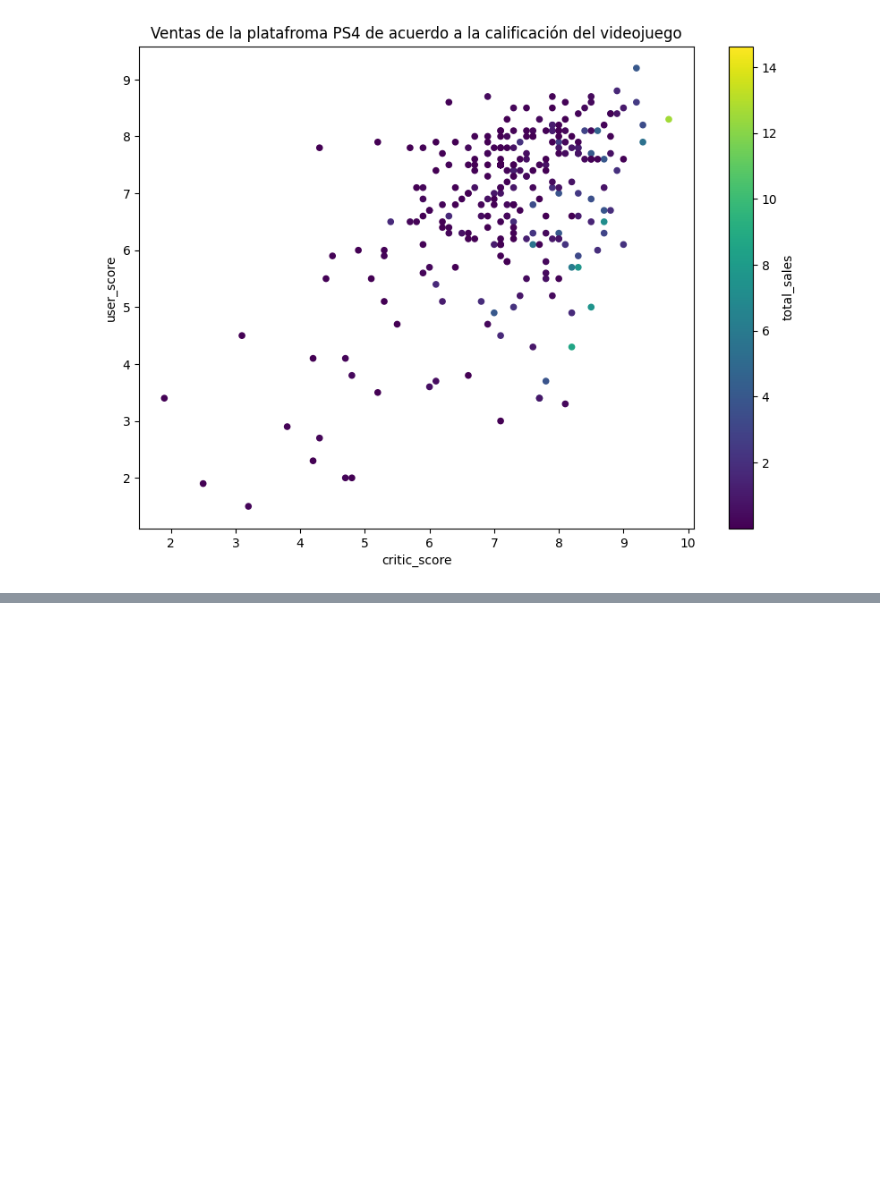
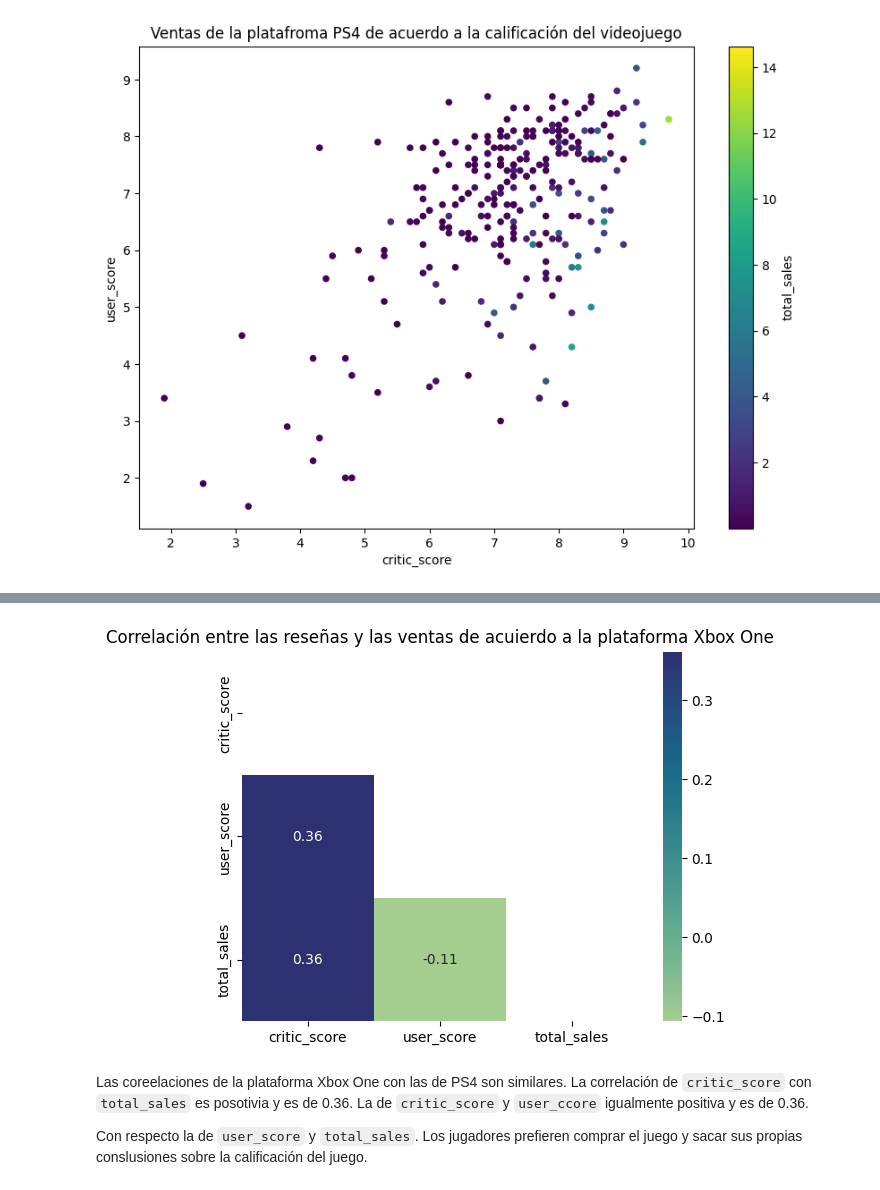
Before and after one commit to Car27VeP/AED_videojuegos, a Jupyter notebook: AED_games.ipynb, the cells around one changed output, grey strips where cells are left out. Cells and saved outputs as stored; diff of their text form; code cells hidden in the pictures; blank space fills up the shorter version.

```diff
--- a/AED_games.ipynb
+++ b/AED_games.ipynb
@@ -519,0 +590,13 @@ plt.show()
+# %%
+data=df_games.query(mask_xbox)[scores_total_sales]
+heatmap_mask = np.triu(np.ones_like(data.corr()))
+
+sns.heatmap(data.corr(), annot=True, cmap="crest",mask= heatmap_mask)
+plt.title('Correlación entre las reseñas y las ventas de acuierdo a la plataforma Xbox One')
+plt.show()
+# %% [output]
+[figure, added]
+# %% [markdown]
+Las coreelaciones de la plataforma Xbox One con las de PS4 son similares. La correlación de `critic_score` con `total_sales` es posotivia y es de 0.36. La de `critic_score` y `user_ccore` igualmente positiva y es de 0.36.
+
+Con respecto la de `user_score` y `total_sales`. Los jugadores prefieren comprar el juego y sacar sus propias conslusiones sobre la calificación del juego.
```
Also changed, not shown: parts of 27 cells of this notebook, 2 other files.
